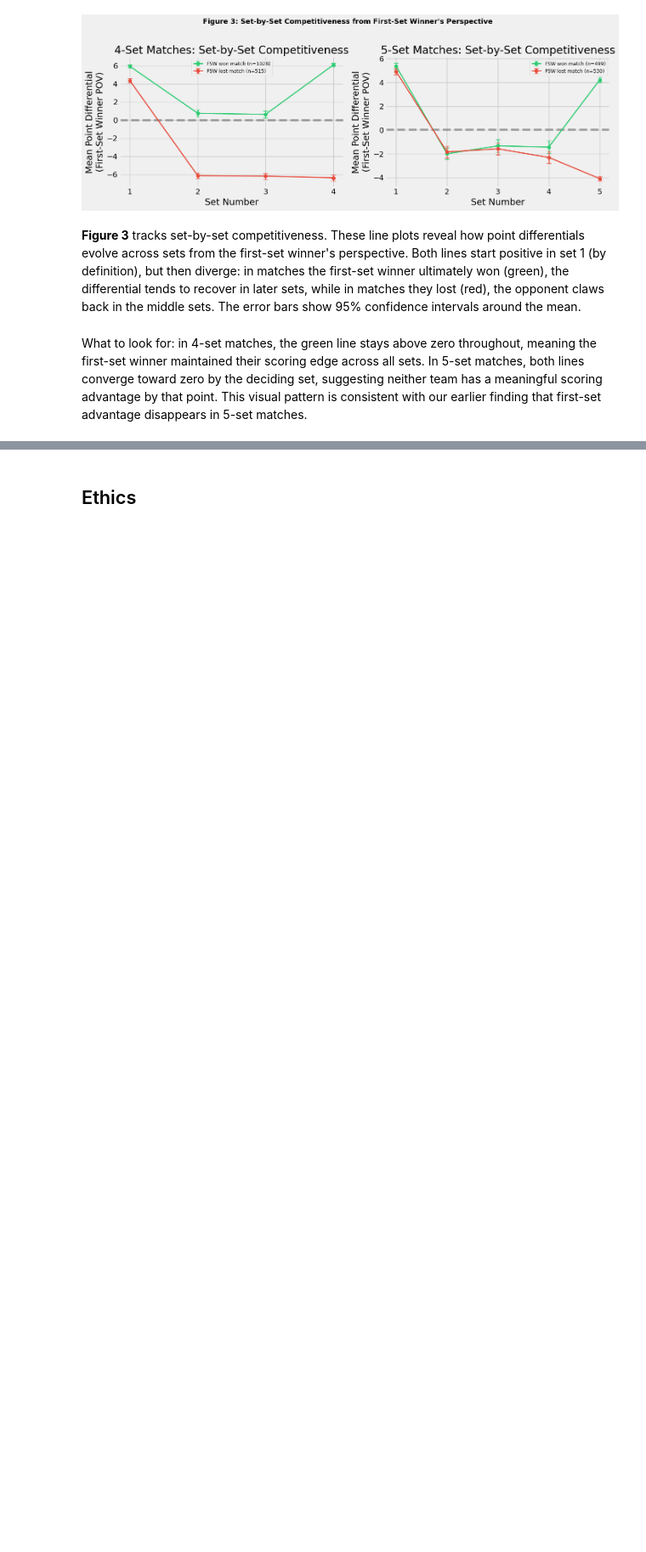
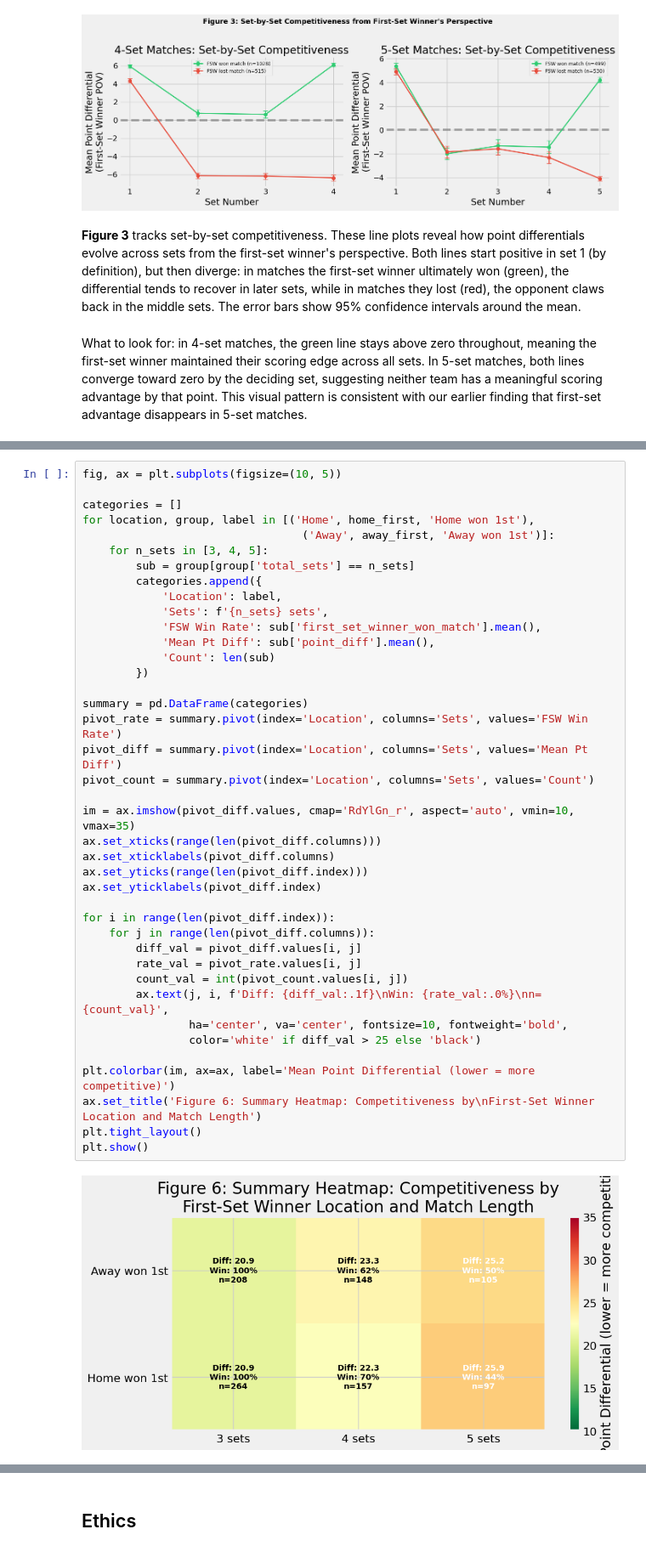
Before and after one commit to COGS108/Group028_WI26, a Jupyter notebook: 03-FinalProject.ipynb, the cells around one changed output, grey strips where cells are left out. Shown at 85% size. Drawn from its saved outputs; the diff is of its cells as text; blank space fills up the shorter version.

```diff
--- a/03-FinalProject.ipynb
+++ b/03-FinalProject.ipynb
@@ -752,0 +848,42 @@ Some more words and stuff.  Remember notebooks work best if you interleave the c
+# %%
+fig, ax = plt.subplots(figsize=(10, 5))
+
+categories = []
+for location, group, label in [('Home', home_first, 'Home won 1st'),
+                                 ('Away', away_first, 'Away won 1st')]:
+    for n_sets in [3, 4, 5]:
+        sub = group[group['total_sets'] == n_sets]
+        categories.append({
+            'Location': label,
+            'Sets': f'{n_sets} sets',
+            'FSW Win Rate': sub['first_set_winner_won_match'].mean(),
+            'Mean Pt Diff': sub['point_diff'].mean(),
+            'Count': len(sub)
+        })
+
+summary = pd.DataFrame(categories)
+pivot_rate = summary.pivot(index='Location', columns='Sets', values='FSW Win Rate')
+pivot_diff = summary.pivot(index='Location', columns='Sets', values='Mean Pt Diff')
+pivot_count = summary.pivot(index='Location', columns='Sets', values='Count')
+
+im = ax.imshow(pivot_diff.values, cmap='RdYlGn_r', aspect='auto', vmin=10, vmax=35)
+ax.set_xticks(range(len(pivot_diff.columns)))
+ax.set_xticklabels(pivot_diff.columns)
+ax.set_yticks(range(len(pivot_diff.index)))
+ax.set_yticklabels(pivot_diff.index)
+
+for i in range(len(pivot_diff.index)):
+    for j in range(len(pivot_diff.columns)):
+        diff_val = pivot_diff.values[i, j]
+        rate_val = pivot_rate.values[i, j]
+        count_val = int(pivot_count.values[i, j])
+        ax.text(j, i, f'Diff: {diff_val:.1f}\nWin: {rate_val:.0%}\nn={count_val}',
+                ha='center', va='center', fontsize=10, fontweight='bold',
+                color='white' if diff_val > 25 else 'black')
+
+plt.colorbar(im, ax=ax, label='Mean Point Differential (lower = more competitive)')
+ax.set_title('Figure 6: Summary Heatmap: Competitiveness by\nFirst-Set Winner Location and Match Length')
+plt.tight_layout()
+plt.show()
+# %% [output]
+[figure, added]
```
Also changed, not shown: parts of 116 cells of this notebook.
